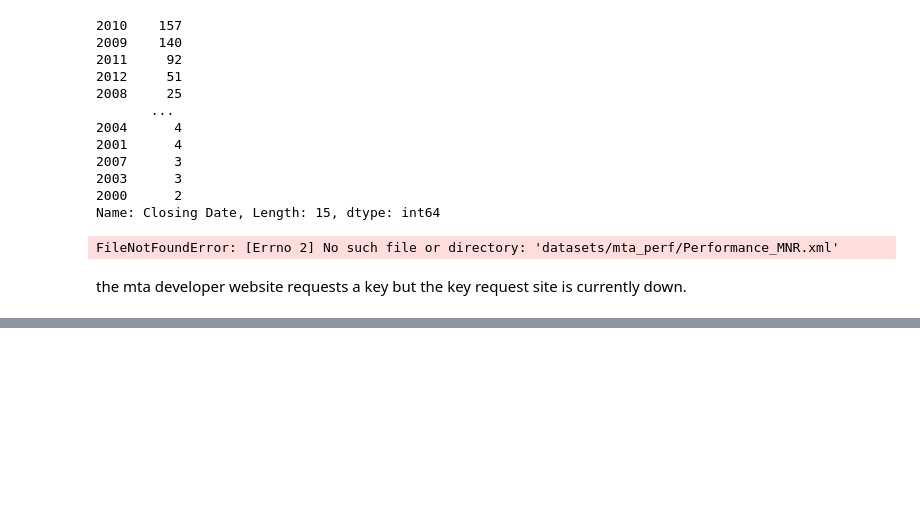
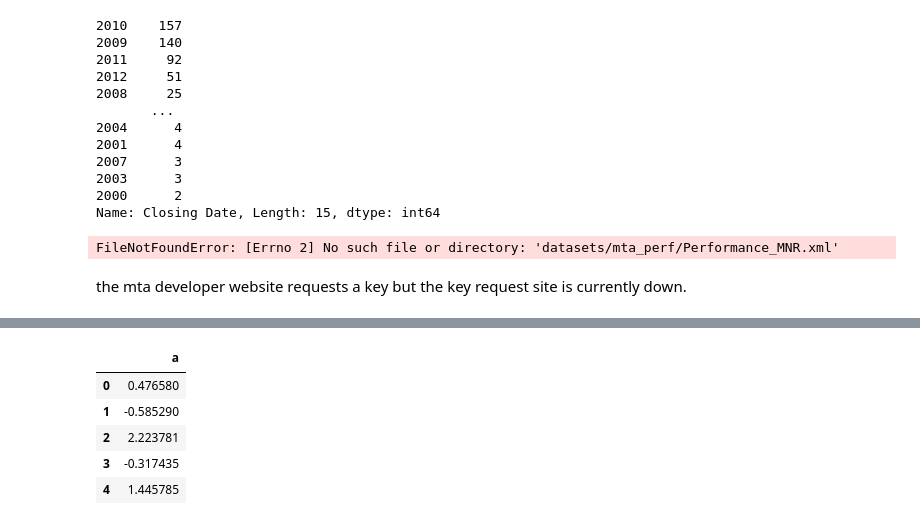
Before and after one commit to ZCW-Data1dot2/data-wrangling-pandas-deanastuart, a Jupyter notebook: Chapter6WorkAlong.ipynb, the cells around one changed output, grey strips where cells are left out. Saved outputs shown, nothing was run; the diff lists cells and outputs as text; code cells hidden in the pictures; blank space fills up the shorter version.

```diff
--- a/Chapter6WorkAlong.ipynb
+++ b/Chapter6WorkAlong.ipynb
@@ -369,0 +436,9 @@ the mta developer website requests a key but the key request site is currently d
+# %%
+pd.read_hdf('mydata.h5','obj3', where=['index < 5'])
+# %% [output]
+|  | a |
+| 0 | 0.476580 |
+| 1 | -0.585290 |
+| 2 | 2.223781 |
+| 3 | -0.317435 |
+| 4 | 1.445785 |
```
Also changed, not shown: parts of 22 cells of this notebook, 3 other files.
